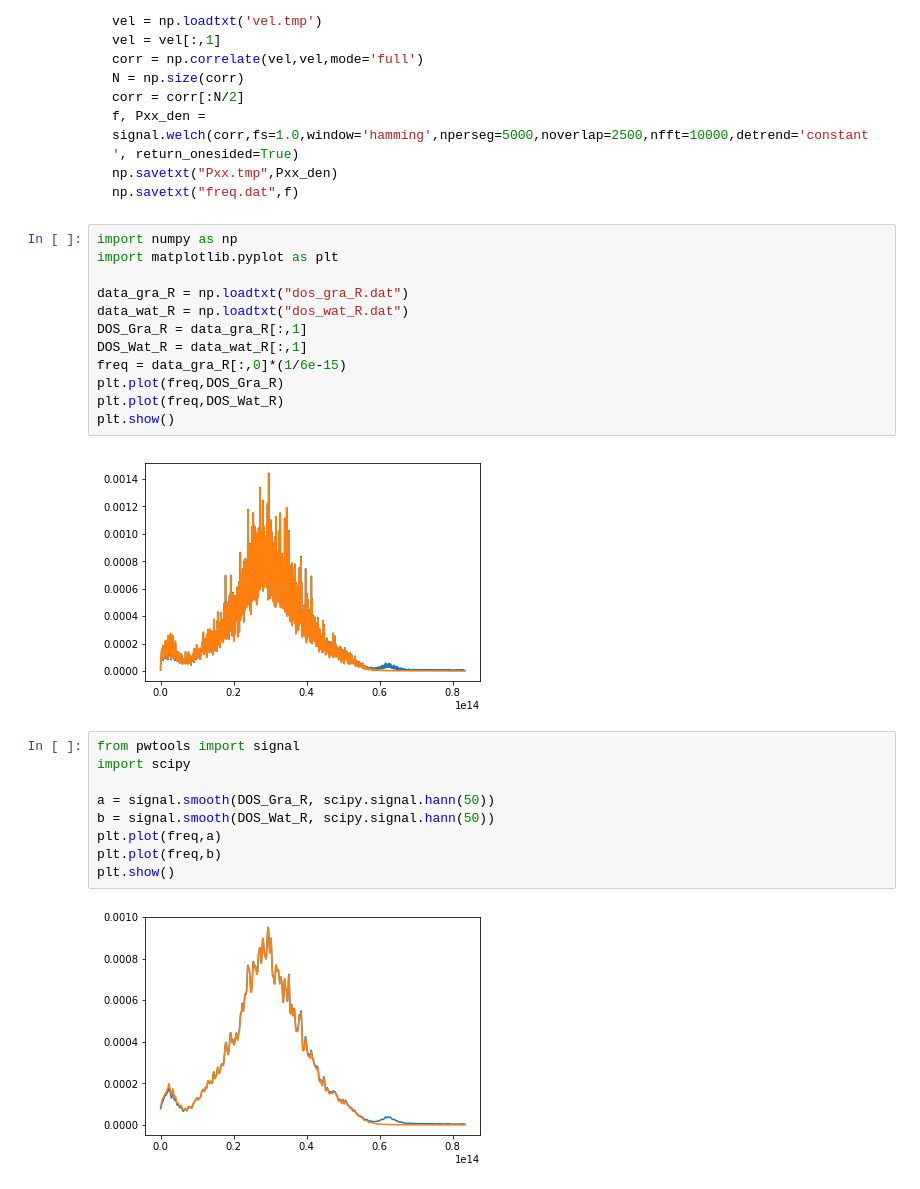
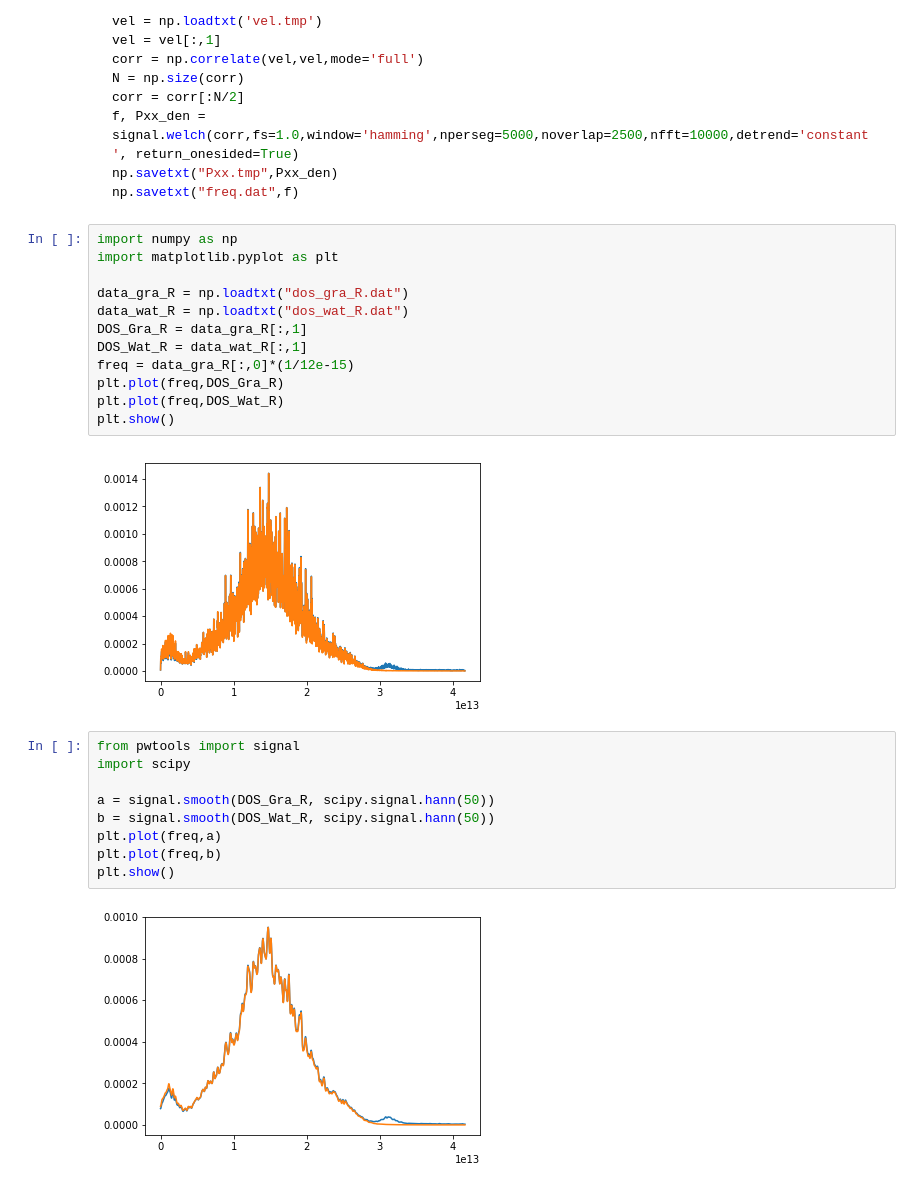
Before and after one commit to abhijithanandan/the-phonon-project, a Jupyter notebook: Phonon transport across Graphene Water Interface.ipynb, the cells around one changed output. Cells and saved outputs as stored; diff of their text form.

```diff
--- a/Phonon transport across Graphene Water Interface.ipynb
+++ b/Phonon transport across Graphene Water Interface.ipynb
@@ -591,17 +591,17 @@ np.savetxt("freq.dat",f)
 # %%
 import numpy as np
 import matplotlib.pyplot as plt
 
 data_gra_R = np.loadtxt("dos_gra_R.dat")
 data_wat_R = np.loadtxt("dos_wat_R.dat")
 DOS_Gra_R = data_gra_R[:,1]
 DOS_Wat_R = data_wat_R[:,1]
-freq = data_gra_R[:,0]*(1/6e-15)
+freq = data_gra_R[:,0]*(1/12e-15)
 plt.plot(freq,DOS_Gra_R)
 plt.plot(freq,DOS_Wat_R)
 plt.show()
 # %% [output]
-[figure, old version]
+[figure, new version]
 # %%
 from pwtools import signal
 import scipy
@@ -612,4 +612,4 @@ plt.plot(freq,a)
 plt.plot(freq,b)
 plt.show()
 # %% [output]
-[figure, old version]
+[figure, new version]
```
